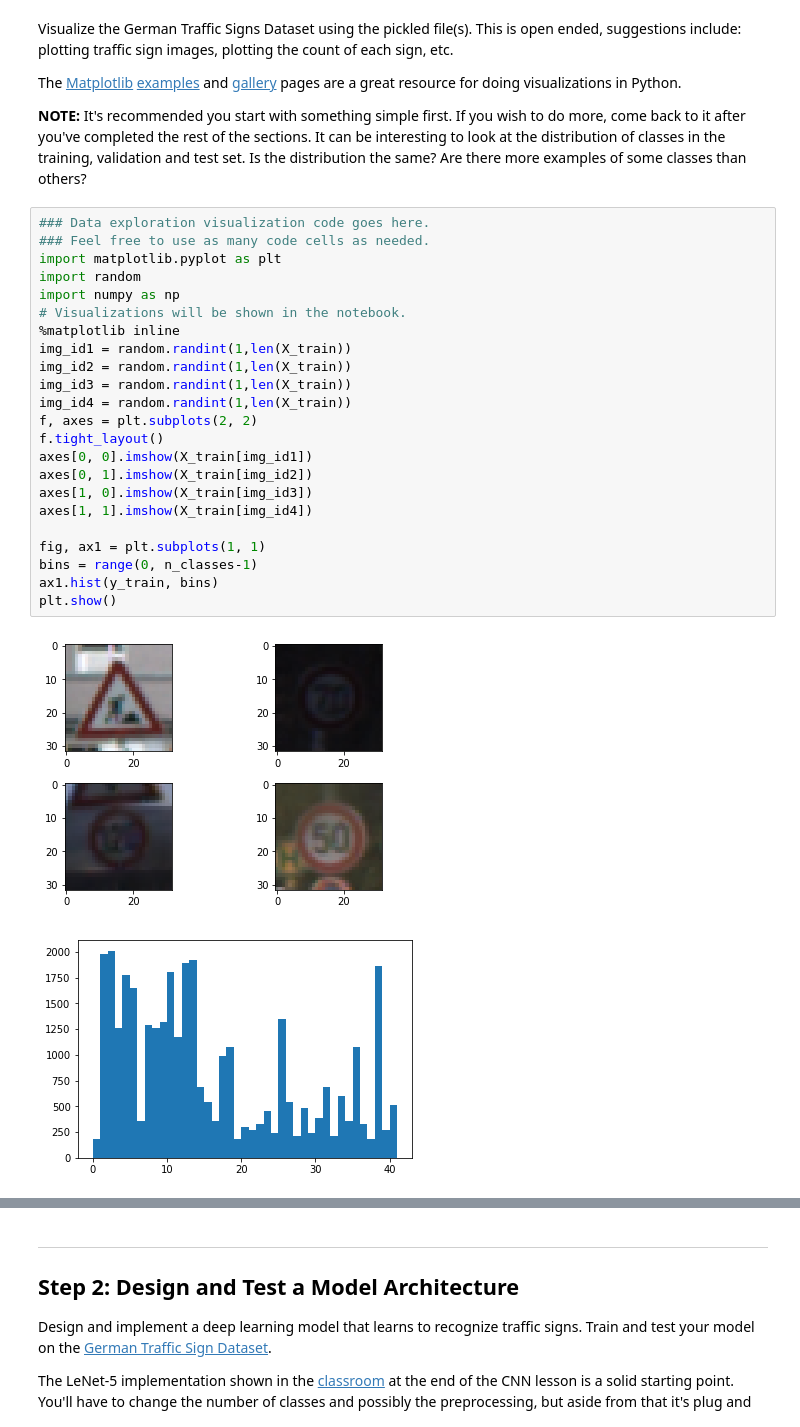
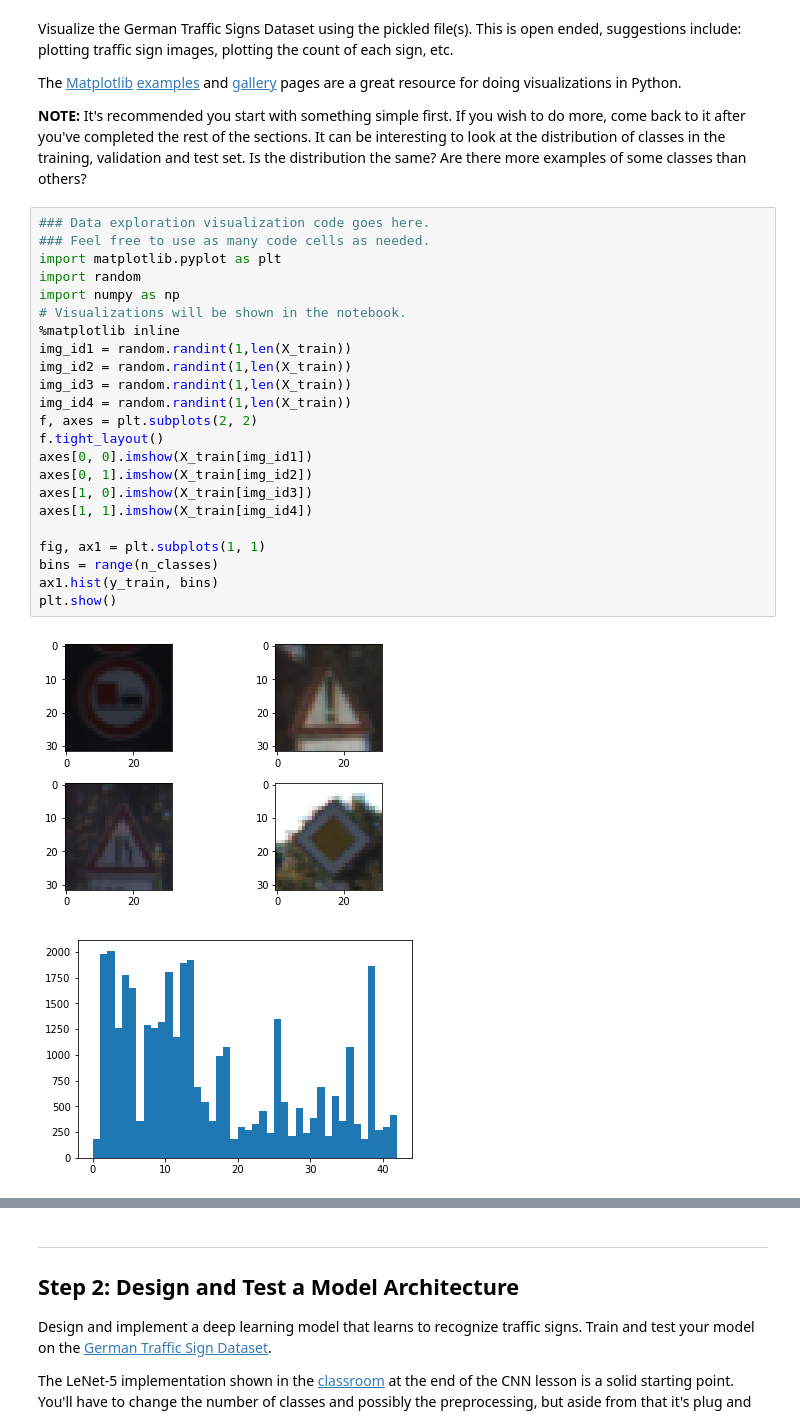
Before and after one commit to weihunko/CarND-Traffic-Sign-Classifier-Project, a Jupyter notebook: Traffic_Sign_Classifier.ipynb, the cells around one changed output, grey strips where cells are left out. Cells and saved outputs as stored; diff of their text form.

```diff
--- a/Traffic_Sign_Classifier.ipynb
+++ b/Traffic_Sign_Classifier.ipynb
@@ -117,26 +117,26 @@ The [Matplotlib](http://matplotlib.org/) [examples](http://matplotlib.org/exampl
 # %%
 ### Data exploration visualization code goes here.
 ### Feel free to use as many code cells as needed.
 import matplotlib.pyplot as plt
 import random
 import numpy as np
 # Visualizations will be shown in the notebook.
 %matplotlib inline
 img_id1 = random.randint(1,len(X_train))
 img_id2 = random.randint(1,len(X_train))
 img_id3 = random.randint(1,len(X_train))
 img_id4 = random.randint(1,len(X_train))
 f, axes = plt.subplots(2, 2)
 f.tight_layout()
 axes[0, 0].imshow(X_train[img_id1])
 axes[0, 1].imshow(X_train[img_id2])
 axes[1, 0].imshow(X_train[img_id3])
 axes[1, 1].imshow(X_train[img_id4])
 
 fig, ax1 = plt.subplots(1, 1)
-bins = range(0, n_classes-1)
+bins = range(n_classes)
 ax1.hist(y_train, bins)
 plt.show()
 # %% [output]
-[figure, old version]
+[figure, new version]
-[figure, old version]
+[figure, new version]
```
Also changed, not shown: parts of 11 cells of this notebook, 22 other files.
